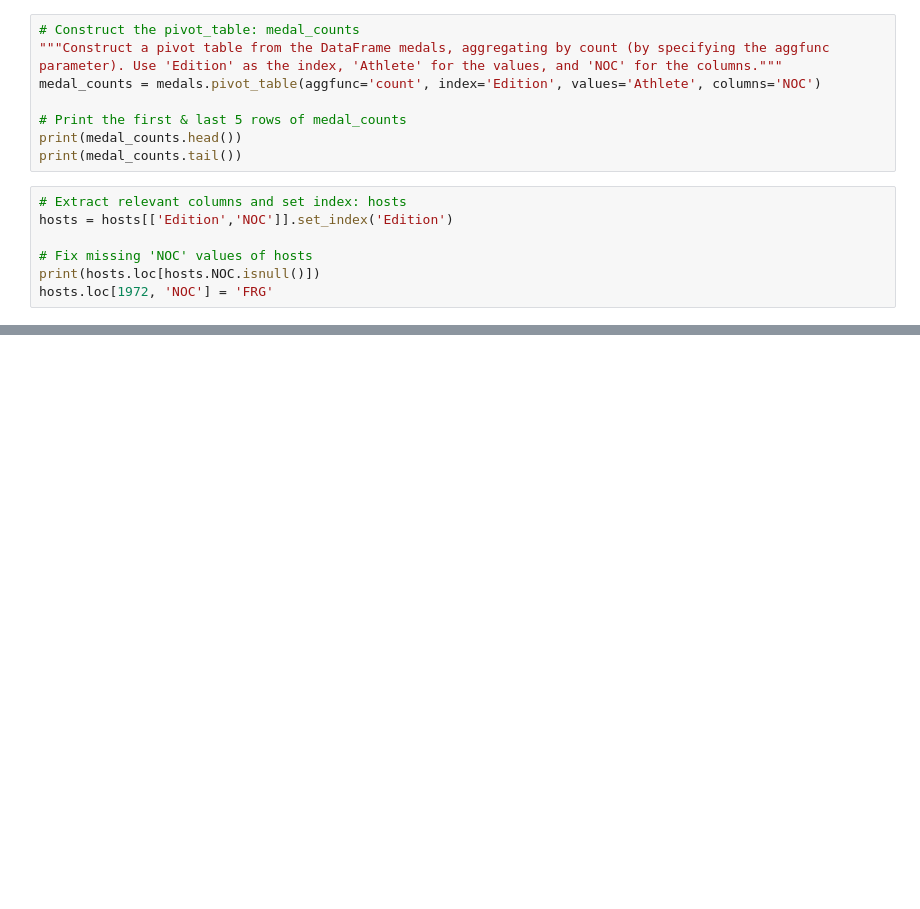
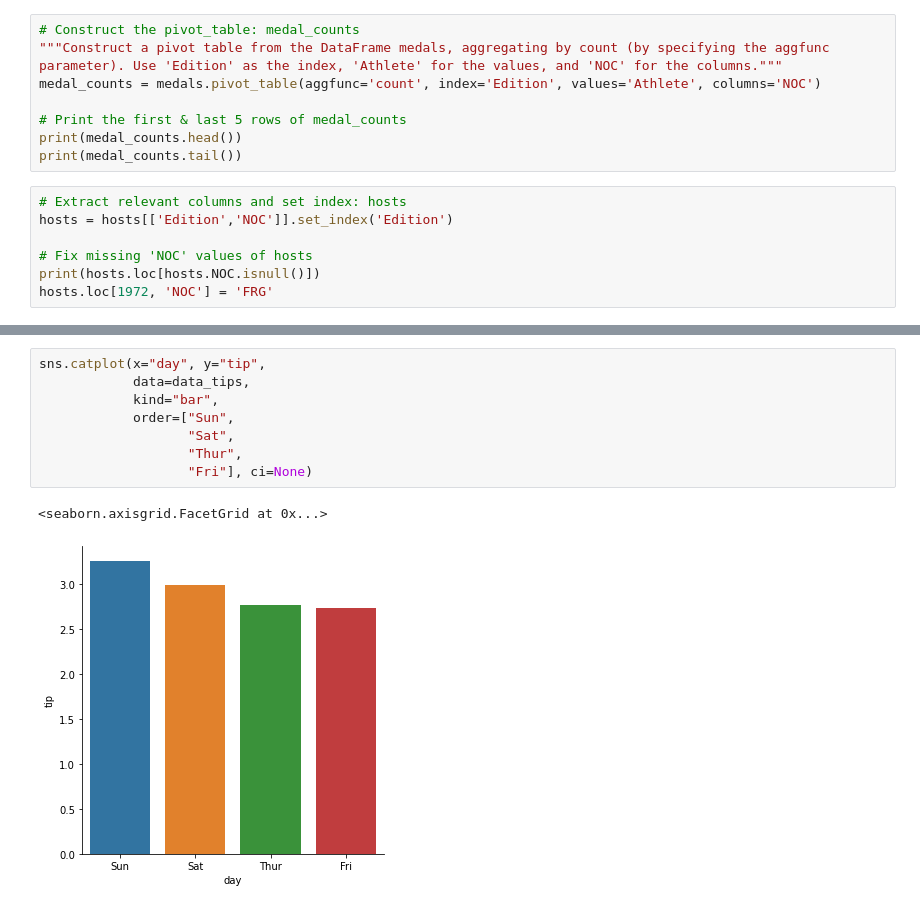
Before and after one commit to tubademir23/ML_Python101, a Jupyter notebook: datacamp/MergingDataFramesWithPandas.ipynb, the cells around one changed output, grey strips where cells are left out. Drawn from its saved outputs; the diff is of its cells as text; blank space fills up the shorter version.

```diff
--- a/datacamp/MergingDataFramesWithPandas.ipynb
+++ b/datacamp/MergingDataFramesWithPandas.ipynb
@@ -283,0 +302,11 @@ ValueError: `legend` must be 'brief', 'full', or False
+# %%
+sns.catplot(x="day", y="tip",
+            data=data_tips,
+            kind="bar",
+            order=["Sun",
+                   "Sat",
+                   "Thur",
+                   "Fri"], ci=None)
+# %% [output]
+<seaborn.axisgrid.FacetGrid at 0x...>
+[figure, added]
```
Also changed, not shown: parts of 4 cells of this notebook.
